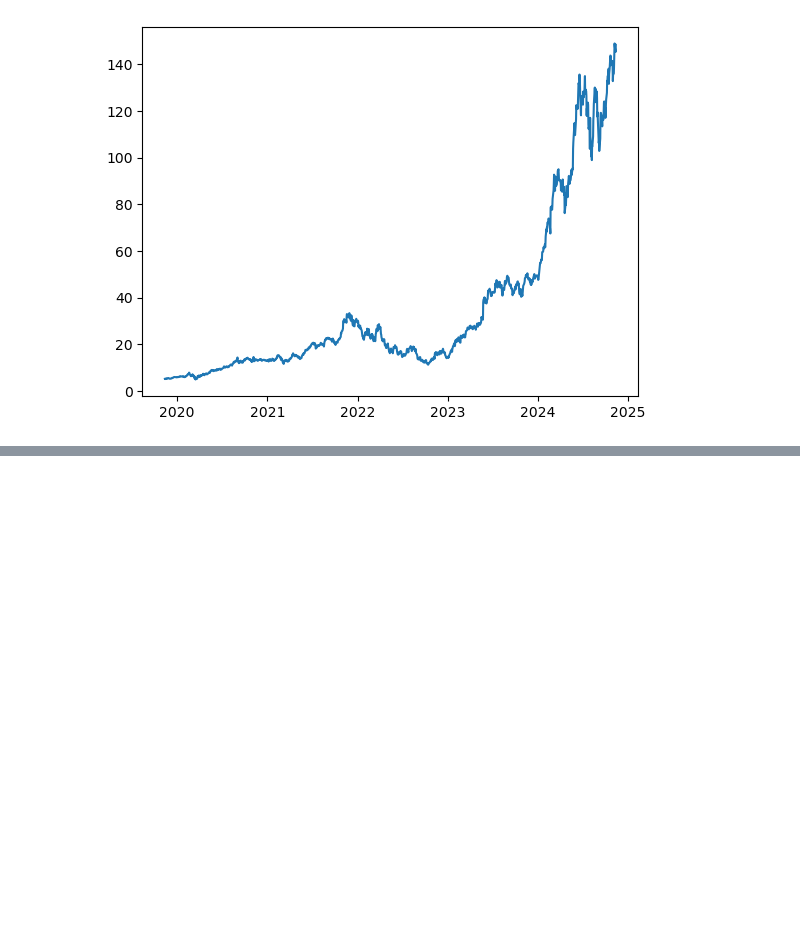
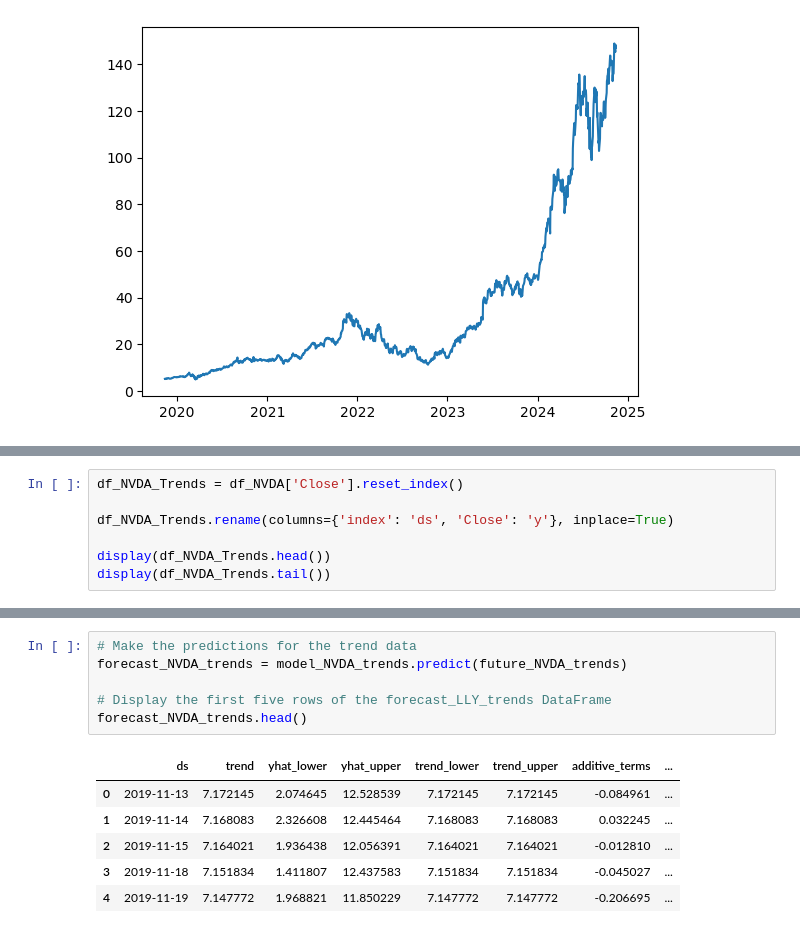
Before and after one commit to veenauppalapati/stock-market-analysis, a Jupyter notebook: stock-market-analysis.ipynb, the cells around one changed output, grey strips where cells are left out. Drawn from its saved outputs; the diff is of its cells as text; blank space fills up the shorter version.

```diff
--- a/stock-market-analysis.ipynb
+++ b/stock-market-analysis.ipynb
@@ -491,0 +620,7 @@ df_NVDA['Close'].plot()
+# %%
+df_NVDA_Trends = df_NVDA['Close'].reset_index()
+
+df_NVDA_Trends.rename(columns={'index': 'ds', 'Close': 'y'}, inplace=True)
+
+display(df_NVDA_Trends.head())
+display(df_NVDA_Trends.tail())
@@ -491,0 +661,13 @@ df_NVDA['Close'].plot()
+# %%
+# Make the predictions for the trend data
+forecast_NVDA_trends = model_NVDA_trends.predict(future_NVDA_trends)
+
+# Display the first five rows of the forecast_LLY_trends DataFrame
+forecast_NVDA_trends.head()
+# %% [output]
+|  | ds | trend | yhat_lower | yhat_upper | trend_lower | trend_upper | additive_terms | ... |
+| 0 | 2019-11-13 | 7.172145 | 2.074645 | 12.528539 | 7.172145 | 7.172145 | -0.084961 | ... |
+| 1 | 2019-11-14 | 7.168083 | 2.326608 | 12.445464 | 7.168083 | 7.168083 | 0.032245 | ... |
+| 2 | 2019-11-15 | 7.164021 | 1.936438 | 12.056391 | 7.164021 | 7.164021 | -0.012810 | ... |
+| 3 | 2019-11-18 | 7.151834 | 1.411807 | 12.437583 | 7.151834 | 7.151834 | -0.045027 | ... |
+| 4 | 2019-11-19 | 7.147772 | 1.968821 | 11.850229 | 7.147772 | 7.147772 | -0.206695 | ... |
```
Also changed, not shown: parts of 32 cells of this notebook, 7 other files.
